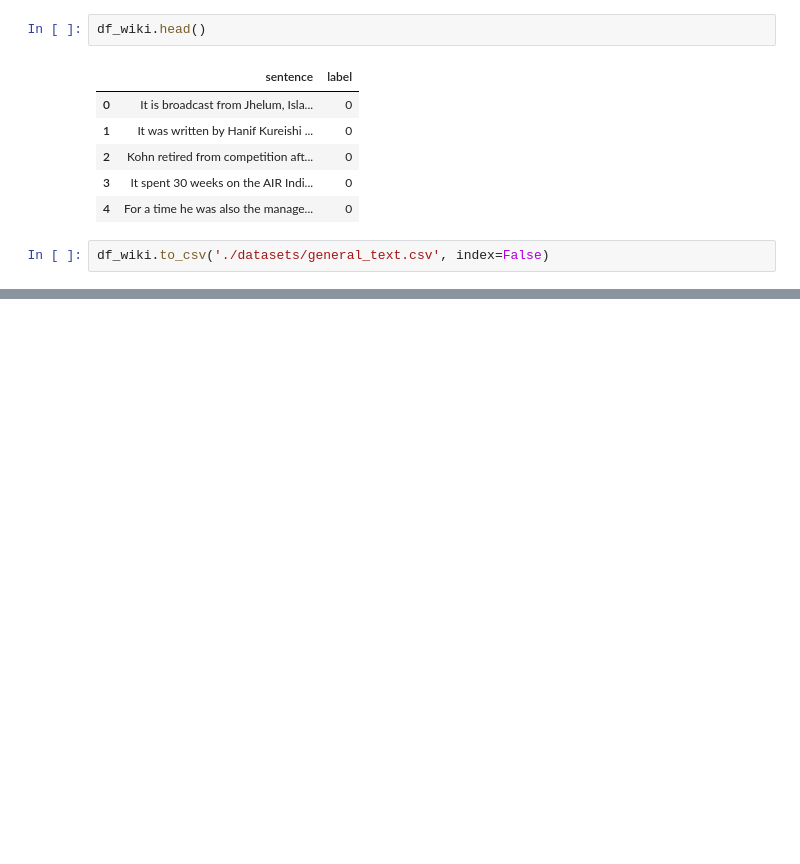
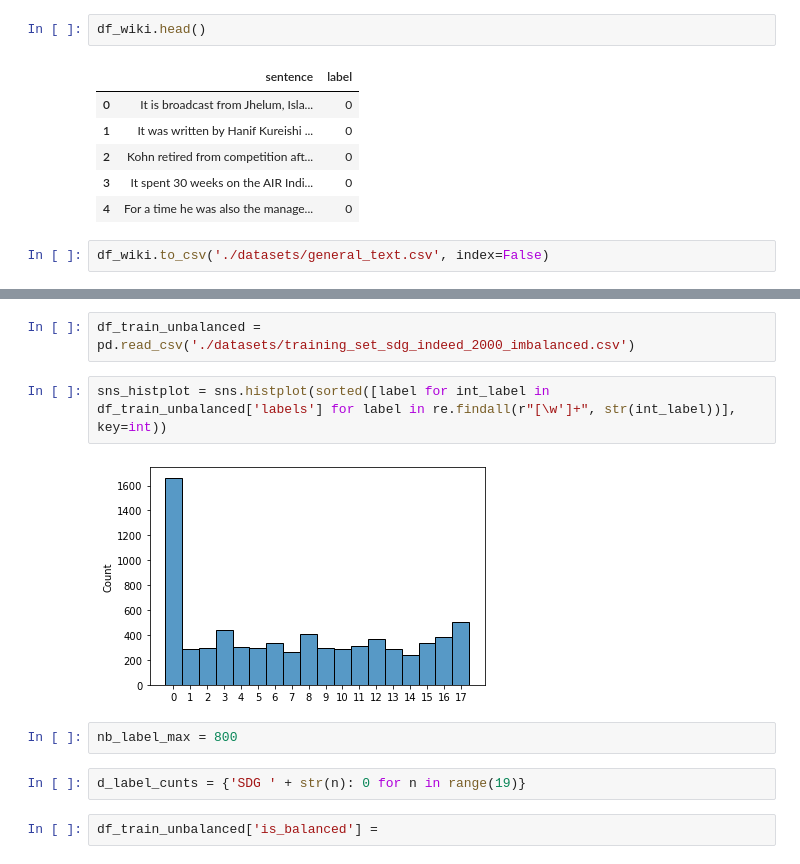
Before and after one commit to Thoma997/SDG-BERT, a Jupyter notebook: create_training_set.ipynb, the cells around one changed output, grey strips where cells are left out. Drawn from its saved outputs; the diff is of its cells as text; blank space fills up the shorter version.

```diff
--- a/create_training_set.ipynb
+++ b/create_training_set.ipynb
@@ -171,0 +200,12 @@ df['on_hot_class'] = df['class'].apply(lambda x: one_hot_encode(x))
+# %%
+df_train_unbalanced = pd.read_csv('./datasets/training_set_sdg_indeed_2000_imbalanced.csv')
+# %%
+sns_histplot = sns.histplot(sorted([label for int_label in df_train_unbalanced['labels'] for label in re.findall(r"[\w']+", str(int_label))], key=int))
+# %% [output]
+[figure, added]
+# %%
+nb_label_max = 800
+# %%
+d_label_cunts = {'SDG ' + str(n): 0 for n in range(19)}
+# %%
+df_train_unbalanced['is_balanced'] =
```
Also changed, not shown: parts of 24 cells of this notebook, 2 other files.
